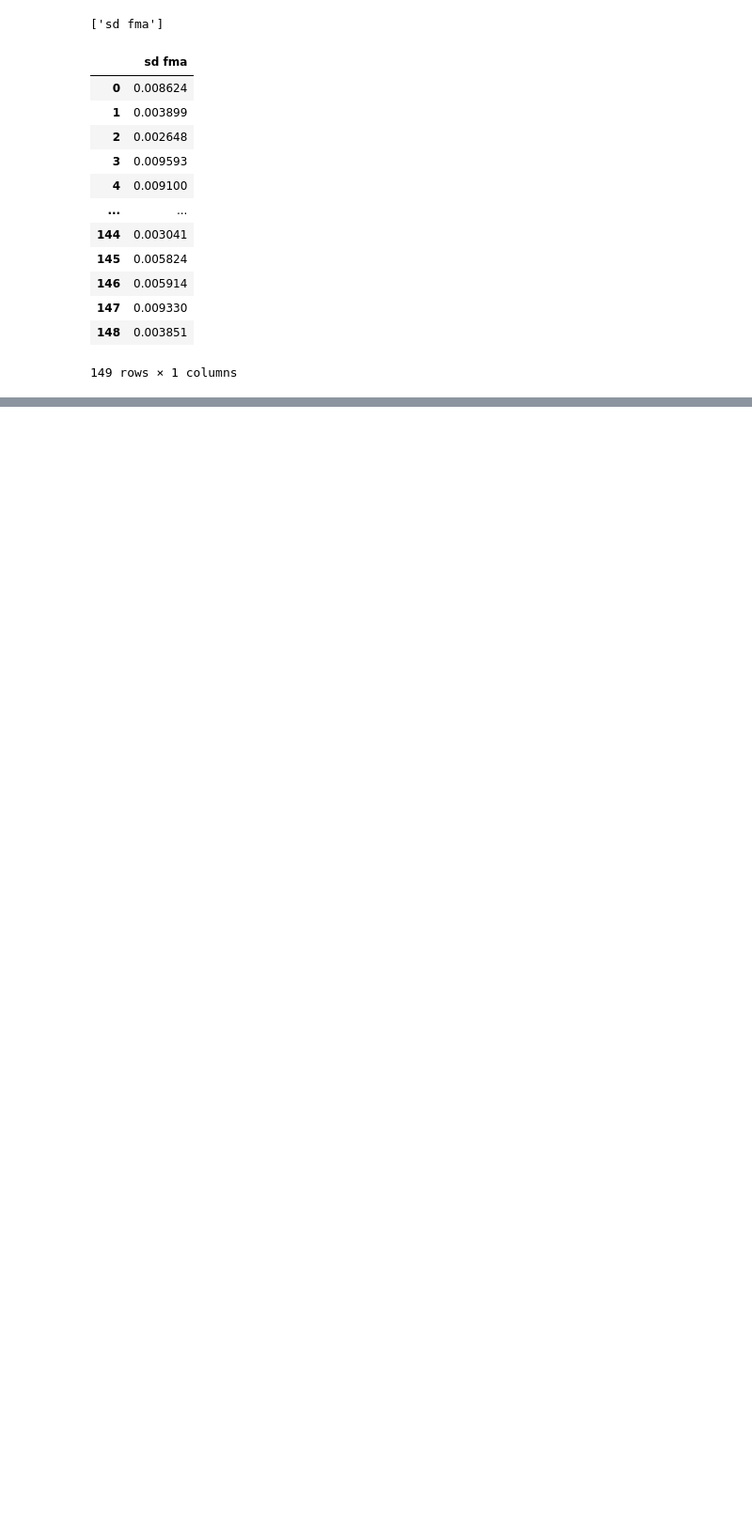
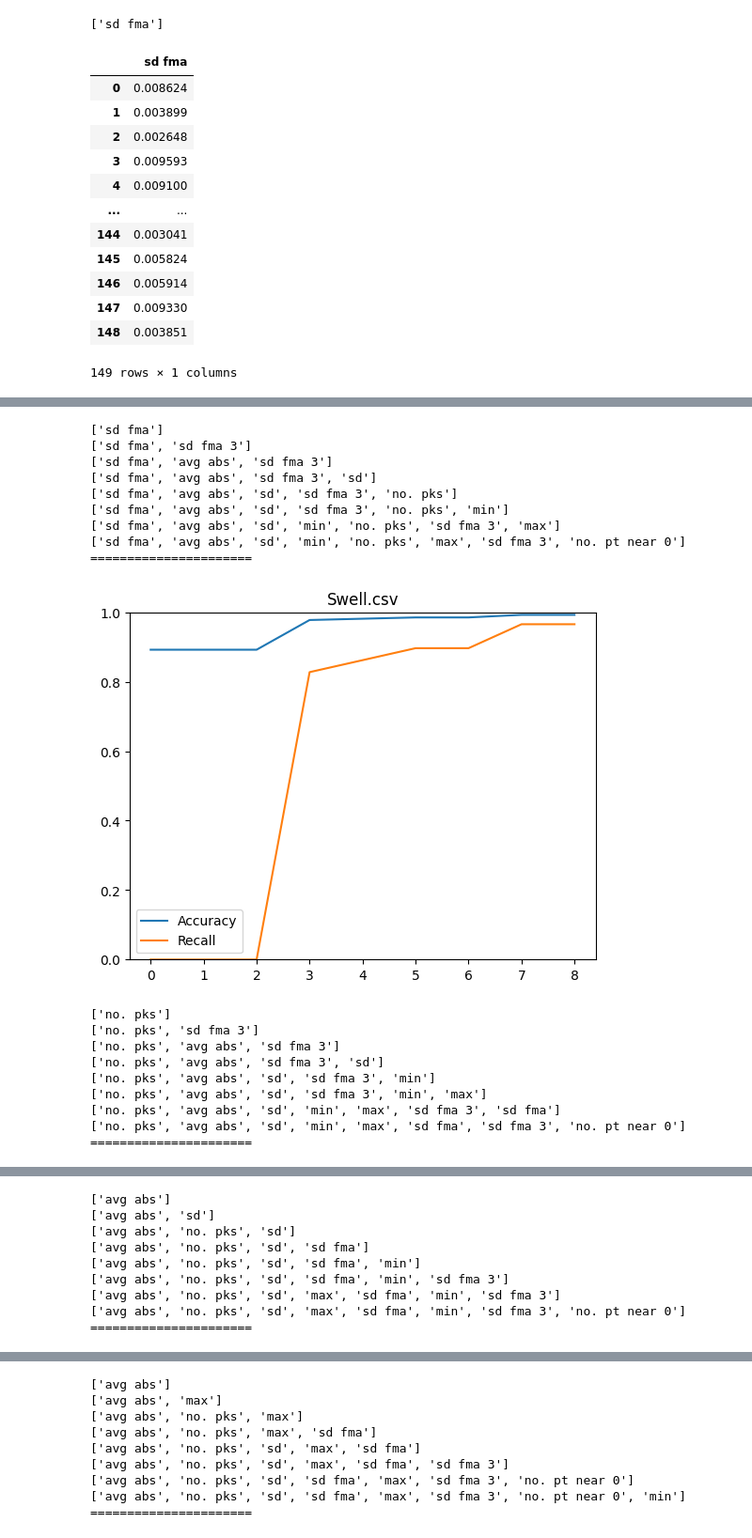
Before and after one commit to r-degans/ML-EPE_PQD, a Jupyter notebook: Task 1.ipynb, the cells around one changed output, grey strips where cells are left out. Shown: that part at 94% size. Saved outputs shown, nothing was run; the diff lists cells and outputs as text; code cells hidden in the pictures; blank space fills up the shorter version.

```diff
--- a/Task 1.ipynb
+++ b/Task 1.ipynb
@@ -8,7 +8,8 @@ import numpy as np
 cwd = Path.cwd()
 directory = cwd / "Project_Data_EE4C12_EPE_PQD/SNR_noiseless"
 
-data = [pd.read_csv(f) for f in directory.iterdir() if f.is_file()]
+data = [pd.read_csv(f).drop(columns=['Unnamed: 0']) for f in directory.iterdir() if f.is_file()]
+
 files = [f.name for f in directory.iterdir()]
 print(files)
 
@@ -84,6 +85,11 @@ for i, corr_matrix in enumerate(corrMatrices):
 # Now, all_sorted_corrs[i] is a sorted DataFrame for corrMatrices[i]
 # %%
 # Until what correlation level do we include the features of? I guess that's a performance tradeoff.
+
+# def featureSnipper(data, sortedArray, listDepth):
+#     topList = sortedArray.head(listDepth)
+#     keepList = list(pd.unique(pd.concat([topList['Var1'], topList['Var2']])))
+#     return data[keepList]
 
 def featureSnipper(data, sortedArray, listLen):
     Len = 0
@@ -93,7 +99,7 @@ def featureSnipper(data, sortedArray, listLen):
         keepList = list(pd.unique(pd.concat([topList['Var1'], topList['Var2']])))
         Len = len(keepList)
         listDepth = listDepth + 1
-        if(listDepth > 8):
+        if(listDepth > 35):
             return data[keepList[:listLen]]
     print(keepList[:listLen])
     return data[keepList[:listLen]]
@@ -160,11 +190,14 @@ def linearModel(dataX, dataY):
 for file in range(9): # Step through all csv's (all PQD's)
     Accuracy_LR = []
     Recall_LR = []
-    for dataDepth in range(1,9): # Step through all the feature sets
+    for dataDepth in range(1,10): # Step through all the feature sets
         dataX, dataY = dataGen(data, file, dataDepth)
         Acc, Rec = linearModel(dataX, dataY)
         Accuracy_LR.append(Acc)
         Recall_LR.append(Rec)
+        plt.show()
+    print("======================")
+
     plt.title(str(files[file]))
     plt.plot(Accuracy_LR, label='Accuracy')
     plt.plot(Recall_LR , label='Recall')
@@ -211,2 +207,38 @@ KeyError: "['Unnamed: 0'] not in index"
 # %%
-print(clf_lr.coef_)
+for file in range(9): # Step through all csv's (all PQD's)
+    Accuracy_LR = []
+    Recall_LR = []
+    for dataDepth in range(1,10): # Step through all the feature sets
+        dataX, dataY = dataGen(data, file, dataDepth)
+        Acc, Rec = SVM(dataX, dataY)
+        Accuracy_LR.append(Acc)
+        Recall_LR.append(Rec)
+        plt.show()
+    print("======================")
+
+    plt.title(str(files[file]))
+    plt.plot(Accuracy_LR, label='Accuracy')
+    plt.plot(Recall_LR , label='Recall')
+    plt.legend()
+    plt.ylim((0,1))
+    plt.show()
+# %% [output]
+['sd fma']
+['sd fma', 'sd fma 3']
+['sd fma', 'avg abs', 'sd fma 3']
+['sd fma', 'avg abs', 'sd fma 3', 'sd']
+['sd fma', 'avg abs', 'sd', 'sd fma 3', 'no. pks']
+['sd fma', 'avg abs', 'sd', 'sd fma 3', 'no. pks', 'min']
+['sd fma', 'avg abs', 'sd', 'min', 'no. pks', 'sd fma 3', 'max']
+['sd fma', 'avg abs', 'sd', 'min', 'no. pks', 'max', 'sd fma 3', 'no. pt near 0']
+======================
+[figure, added]
+['no. pks']
+['no. pks', 'sd fma 3']
+['no. pks', 'avg abs', 'sd fma 3']
+['no. pks', 'avg abs', 'sd fma 3', 'sd']
+['no. pks', 'avg abs', 'sd', 'sd fma 3', 'min']
+['no. pks', 'avg abs', 'sd', 'sd fma 3', 'min', 'max']
+['no. pks', 'avg abs', 'sd', 'min', 'max', 'sd fma 3', 'sd fma']
+['no. pks', 'avg abs', 'sd', 'min', 'max', 'sd fma', 'sd fma 3', 'no. pt near 0']
+======================
@@ -212,0 +246,9 @@ print(clf_lr.coef_)
+['avg abs']
+['avg abs', 'sd']
+['avg abs', 'no. pks', 'sd']
+['avg abs', 'no. pks', 'sd', 'sd fma']
+['avg abs', 'no. pks', 'sd', 'sd fma', 'min']
+['avg abs', 'no. pks', 'sd', 'sd fma', 'min', 'sd fma 3']
+['avg abs', 'no. pks', 'sd', 'max', 'sd fma', 'min', 'sd fma 3']
+['avg abs', 'no. pks', 'sd', 'max', 'sd fma', 'min', 'sd fma 3', 'no. pt near 0']
+======================
@@ -212,0 +256,9 @@ print(clf_lr.coef_)
+['avg abs']
+['avg abs', 'max']
+['avg abs', 'no. pks', 'max']
+['avg abs', 'no. pks', 'max', 'sd fma']
+['avg abs', 'no. pks', 'sd', 'max', 'sd fma']
+['avg abs', 'no. pks', 'sd', 'max', 'sd fma', 'sd fma 3']
+['avg abs', 'no. pks', 'sd', 'sd fma', 'max', 'sd fma 3', 'no. pt near 0']
+['avg abs', 'no. pks', 'sd', 'sd fma', 'max', 'sd fma 3', 'no. pt near 0', 'min']
+======================
```
Also changed, not shown: parts of 4 cells of this notebook.
